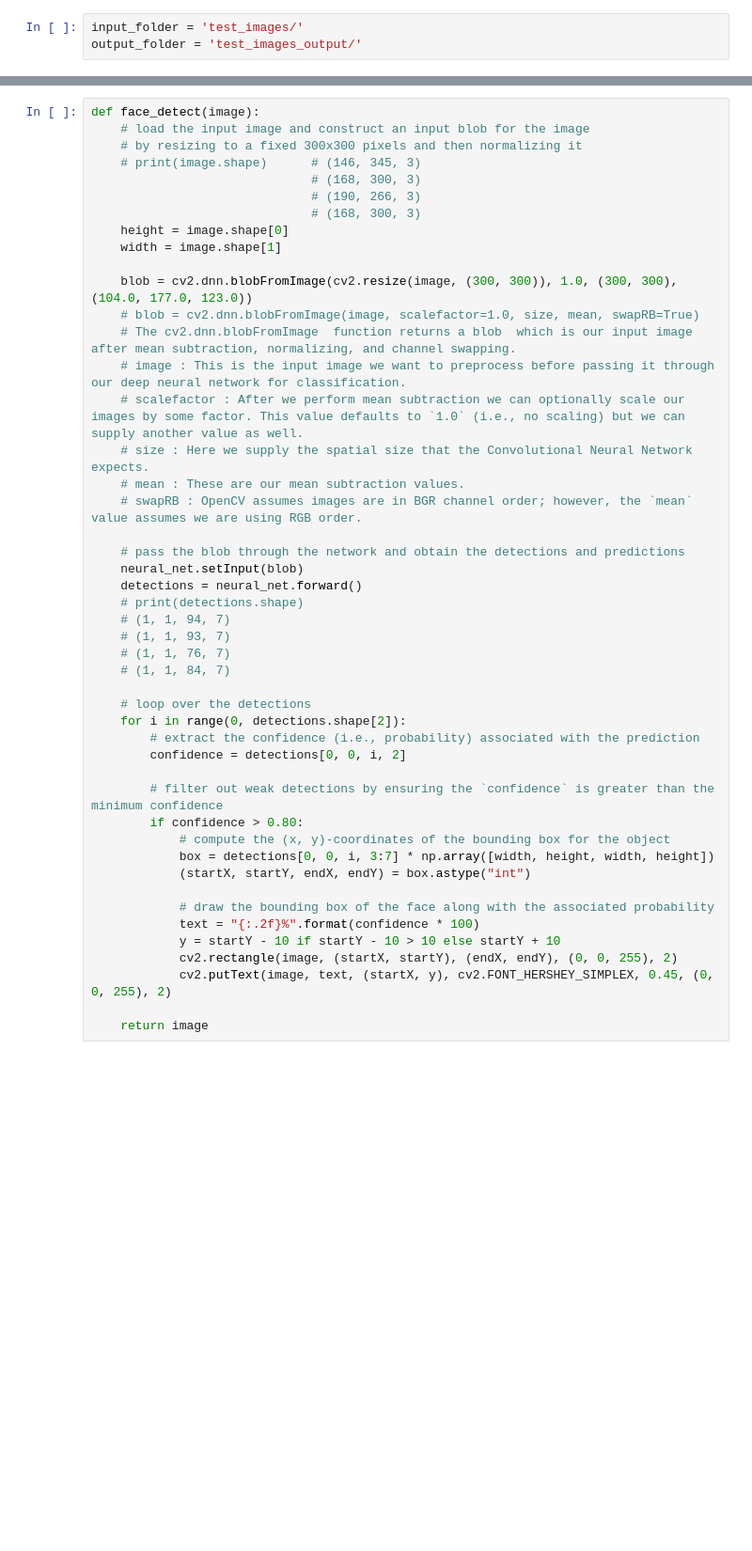
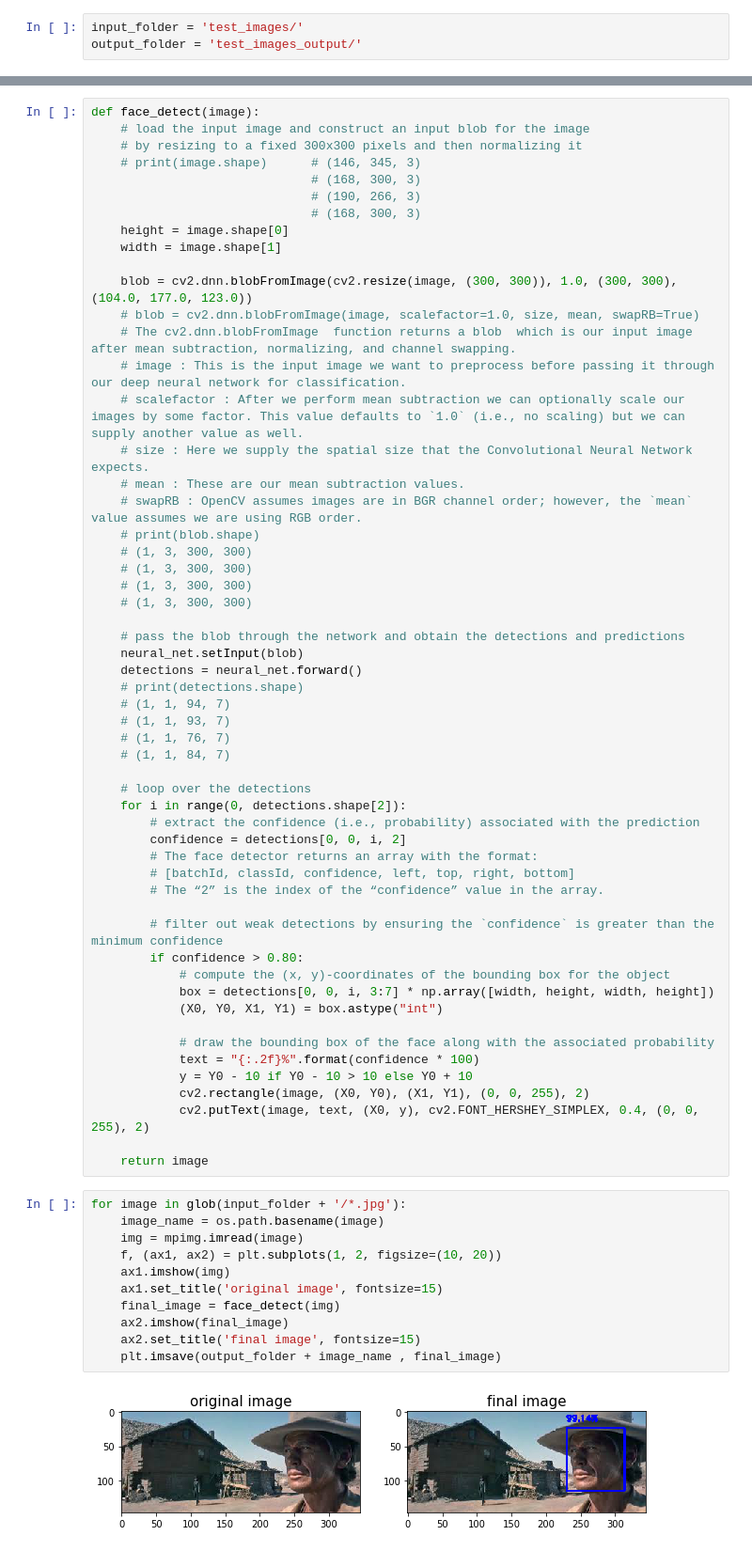
Before and after one commit to YasirHabib/ComputerVision-OpenCV-DeepLearning, a Jupyter notebook: face_detection.ipynb, the cells around one changed output, grey strips where cells are left out. Shown at 94% size. Drawn from its saved outputs; the diff is of its cells as text; blank space fills up the shorter version.

```diff
--- a/face_detection.ipynb
+++ b/face_detection.ipynb
@@ -31,6 +32,11 @@ def face_detect(image):
     # size : Here we supply the spatial size that the Convolutional Neural Network expects.
     # mean : These are our mean subtraction values.
     # swapRB : OpenCV assumes images are in BGR channel order; however, the `mean` value assumes we are using RGB order.
+    # print(blob.shape)
+    # (1, 3, 300, 300)
+    # (1, 3, 300, 300)
+    # (1, 3, 300, 300)
+    # (1, 3, 300, 300)
 
     # pass the blob through the network and obtain the detections and predictions
     neural_net.setInput(blob)
@@ -45,17 +51,33 @@ def face_detect(image):
     for i in range(0, detections.shape[2]):
         # extract the confidence (i.e., probability) associated with the prediction
         confidence = detections[0, 0, i, 2]
+        # The face detector returns an array with the format:
+        # [batchId, classId, confidence, left, top, right, bottom]
+        # The “2” is the index of the “confidence” value in the array.
 
         # filter out weak detections by ensuring the `confidence` is greater than the minimum confidence
         if confidence > 0.80:
             # compute the (x, y)-coordinates of the bounding box for the object
             box = detections[0, 0, i, 3:7] * np.array([width, height, width, height])
-            (startX, startY, endX, endY) = box.astype("int")
+            (X0, Y0, X1, Y1) = box.astype("int")
 
             # draw the bounding box of the face along with the associated probability
             text = "{:.2f}%".format(confidence * 100)
-            y = startY - 10 if startY - 10 > 10 else startY + 10
-            cv2.rectangle(image, (startX, startY), (endX, endY), (0, 0, 255), 2)
-            cv2.putText(image, text, (startX, y), cv2.FONT_HERSHEY_SIMPLEX, 0.45, (0, 0, 255), 2)
+            y = Y0 - 10 if Y0 - 10 > 10 else Y0 + 10
+            cv2.rectangle(image, (X0, Y0), (X1, Y1), (0, 0, 255), 2)
+            cv2.putText(image, text, (X0, y), cv2.FONT_HERSHEY_SIMPLEX, 0.4, (0, 0, 255), 2)
 
     return image
+# %%
+for image in glob(input_folder + '/*.jpg'):
+    image_name = os.path.basename(image)
+    img = mpimg.imread(image)
+    f, (ax1, ax2) = plt.subplots(1, 2, figsize=(10, 20))
+    ax1.imshow(img)
+    ax1.set_title('original image', fontsize=15)
+    final_image = face_detect(img)
+    ax2.imshow(final_image)
+    ax2.set_title('final image', fontsize=15)
+    plt.imsave(output_folder + image_name , final_image)
+# %% [output]
+[figure, added]
```
Also changed, not shown: parts of 2 cells of this notebook.
